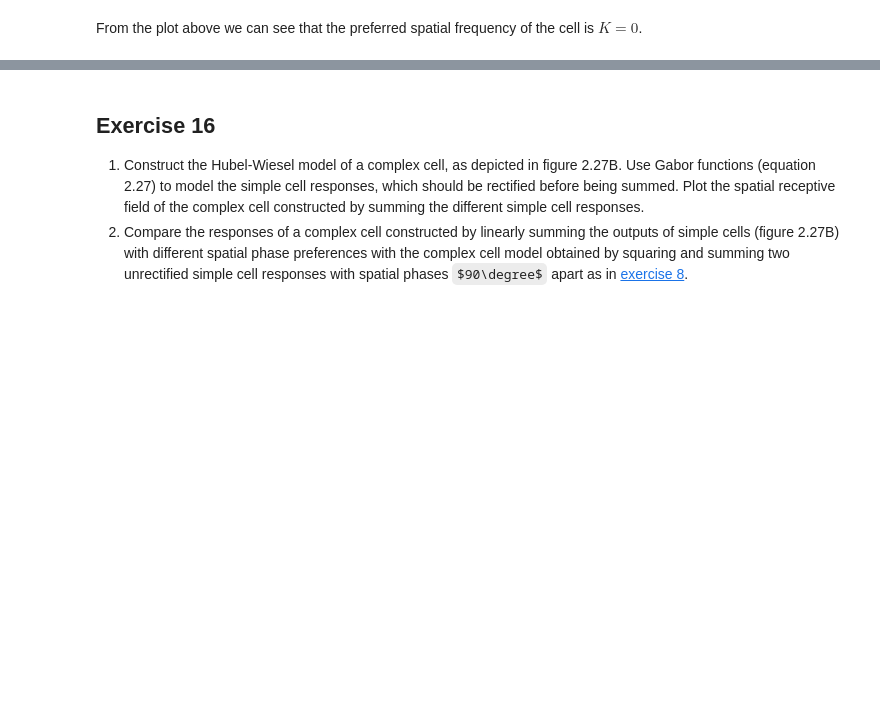
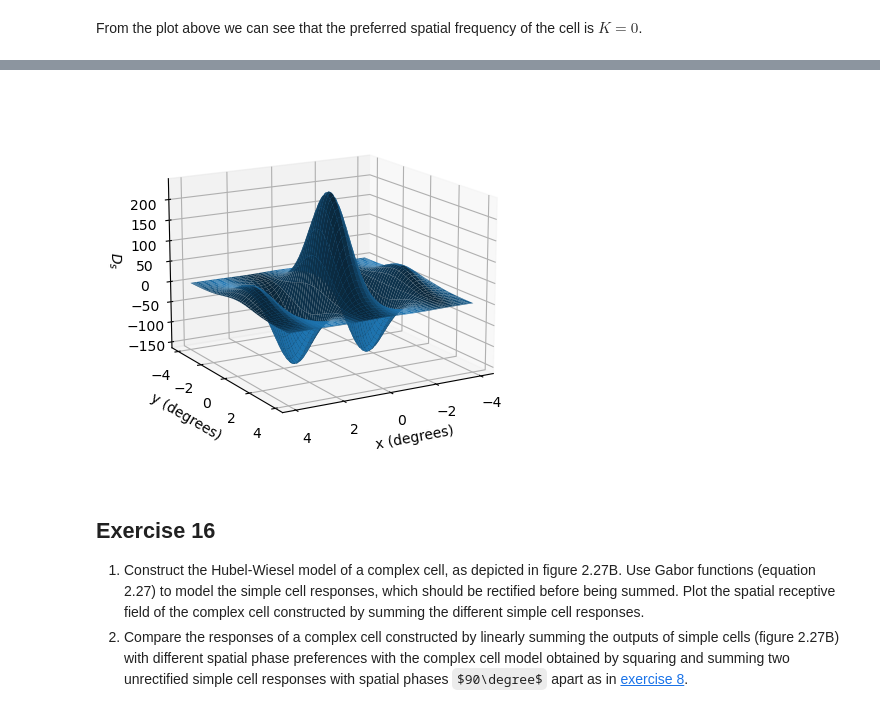
Before and after one commit to JKilgallen/theoretical_neuroscience, a Jupyter notebook: exercises/c2.ipynb, the cells around one changed output, grey strips where cells are left out. Saved outputs shown, nothing was run; the diff lists cells and outputs as text; code cells hidden in the pictures; some formulas as TeX source; blank space fills up the shorter version.

```diff
--- a/exercises/c2.ipynb
+++ b/exercises/c2.ipynb
@@ -1426,3 +1468,25 @@ ax.set_zlabel(r'$D_s$');
+# %%
+dx = 0.001
+dy = 0.001
+x = np.arange(-4*np.pi/180, 4*np.pi/180, dx)
+y = np.arange(-4*np.pi/180, 4*np.pi/180, dy)
+
+xs, ys = np.meshgrid(x, y)
+
+sigma_x = (1.5+0.3)*np.pi/180
+sigma_y = (1.5-0.3)*np.pi/180
+offset = 1/(0.56)*180/np.pi
+D_s = gabor_filter(xs, ys, sigma_x, sigma_y, offset, 0)
+
+ax = plt.axes(projection='3d')
+
+ax.plot_surface(xs*180/np.pi, ys*180/np.pi, D_s)
+ax.set_xlabel("x (degrees)")
+ax.set_ylabel("y (degrees)")
+ax.set_zlabel(r'$D_s$')
+ax.view_init(15, 60);
+# %% [output]
+[figure, added]
 # %% [markdown]
 ## Exercise 16
 1. Construct the Hubel-Wiesel model of a complex cell, as depicted in figure 2.27B. Use Gabor functions (equation 2.27) to model the simple cell responses, which should be rectified before being summed. Plot the spatial receptive field of the complex cell constructed by summing the different simple cell responses.
```
Also changed, not shown: parts of 10 cells of this notebook.
